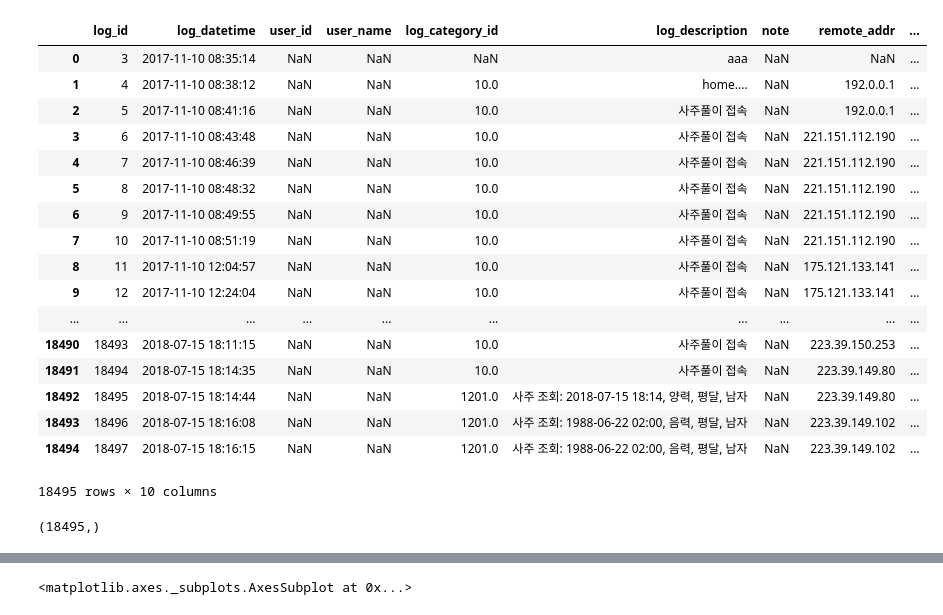
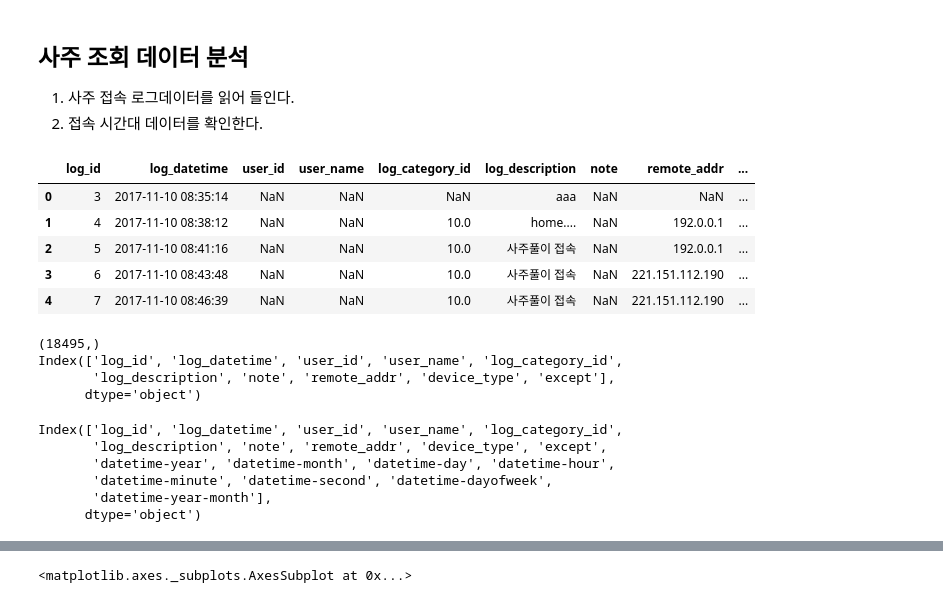
Before and after one commit to potolog/saju, a Jupyter notebook: saju_log.ipynb, the cells around one changed output, grey strips where cells are left out. Cells and saved outputs as stored; diff of their text form; code cells hidden in the pictures.

Commit message:
change saju

```diff
--- a/saju_log.ipynb
+++ b/saju_log.ipynb
@@ -5,3 +1,7 @@
+# %% [markdown]
+## 사주 조회 데이터 분석
+1. 사주 접속 로그데이터를 읽어 들인다.
+2. 접속 시간대 데이터를 확인한다.
 # %%
 # -*- coding: utf-8 -*-
 # %%
@@ -9,29 +9,13 @@ import numpy as np
 import pandas as pd
 # %%
 # 사주 접속로그 데이터 읽기
-saju = pd.read_csv('saju.csv', encoding='cp949')
+saju = pd.read_csv('saju.csv', parse_dates=['log_datetime'], encoding='cp949')
 # %%
-saju
+saju.head()
 # %% [output]
 |  | log_id | log_datetime | user_id | user_name | log_category_id | log_description | note | remote_addr | ... |
 | 0 | 3 | 2017-11-10 08:35:14 | NaN | NaN | NaN | aaa | NaN | NaN | ... |
 | 1 | 4 | 2017-11-10 08:38:12 | NaN | NaN | 10.0 | home.... | NaN | 192.0.0.1 | ... |
 | 2 | 5 | 2017-11-10 08:41:16 | NaN | NaN | 10.0 | 사주풀이 접속 | NaN | 192.0.0.1 | ... |
 | 3 | 6 | 2017-11-10 08:43:48 | NaN | NaN | 10.0 | 사주풀이 접속 | NaN | 221.151.112.190 | ... |
 | 4 | 7 | 2017-11-10 08:46:39 | NaN | NaN | 10.0 | 사주풀이 접속 | NaN | 221.151.112.190 | ... |
-| 5 | 8 | 2017-11-10 08:48:32 | NaN | NaN | 10.0 | 사주풀이 접속 | NaN | 221.151.112.190 | ... |
-| 6 | 9 | 2017-11-10 08:49:55 | NaN | NaN | 10.0 | 사주풀이 접속 | NaN | 221.151.112.190 | ... |
-| 7 | 10 | 2017-11-10 08:51:19 | NaN | NaN | 10.0 | 사주풀이 접속 | NaN | 221.151.112.190 | ... |
-| 8 | 11 | 2017-11-10 12:04:57 | NaN | NaN | 10.0 | 사주풀이 접속 | NaN | 175.121.133.141 | ... |
-| 9 | 12 | 2017-11-10 12:24:04 | NaN | NaN | 10.0 | 사주풀이 접속 | NaN | 175.121.133.141 | ... |
-| ... | ... | ... | ... | ... | ... | ... | ... | ... | ... |
-| 18490 | 18493 | 2018-07-15 18:11:15 | NaN | NaN | 10.0 | 사주풀이 접속 | NaN | 223.39.150.253 | ... |
-| 18491 | 18494 | 2018-07-15 18:14:35 | NaN | NaN | 10.0 | 사주풀이 접속 | NaN | 223.39.149.80 | ... |
-| 18492 | 18495 | 2018-07-15 18:14:44 | NaN | NaN | 1201.0 | 사주 조회: 2018-07-15 18:14, 양력, 평달, 남자 | NaN | 223.39.149.80 | ... |
-| 18493 | 18496 | 2018-07-15 18:16:08 | NaN | NaN | 1201.0 | 사주 조회: 1988-06-22 02:00, 음력, 평달, 남자 | NaN | 223.39.149.102 | ... |
-| 18494 | 18497 | 2018-07-15 18:16:15 | NaN | NaN | 1201.0 | 사주 조회: 1988-06-22 02:00, 음력, 평달, 남자 | NaN | 223.39.149.102 | ... |
-18495 rows × 10 columns
-# %%
-saju['log_datetime'].shape
-# %% [output]
-(18495,)
@@ -39,0 +22,8 @@ saju['log_datetime'].shape
+# %%
+print(saju['log_datetime'].shape)
+print(saju.columns)
+# %% [output]
+(18495,)
+Index(['log_id', 'log_datetime', 'user_id', 'user_name', 'log_category_id',
+       'log_description', 'note', 'remote_addr', 'device_type', 'except'],
+      dtype='object')
@@ -39,0 +39,11 @@ saju['log_datetime'].shape
+# %%
+# datetime-year 와 datetime-month 를 합친 datetime-year-month 컬럼을 새로 생성
+saju['datetime-year-month'] = saju['datetime-year'].astype(str) + '-' + saju['datetime-month'].astype(str)
+saju.columns
+# %% [output]
+Index(['log_id', 'log_datetime', 'user_id', 'user_name', 'log_category_id',
+       'log_description', 'note', 'remote_addr', 'device_type', 'except',
+       'datetime-year', 'datetime-month', 'datetime-day', 'datetime-hour',
+       'datetime-minute', 'datetime-second', 'datetime-dayofweek',
+       'datetime-year-month'],
+      dtype='object')
```
Also changed, not shown: parts of 10 cells of this notebook.
